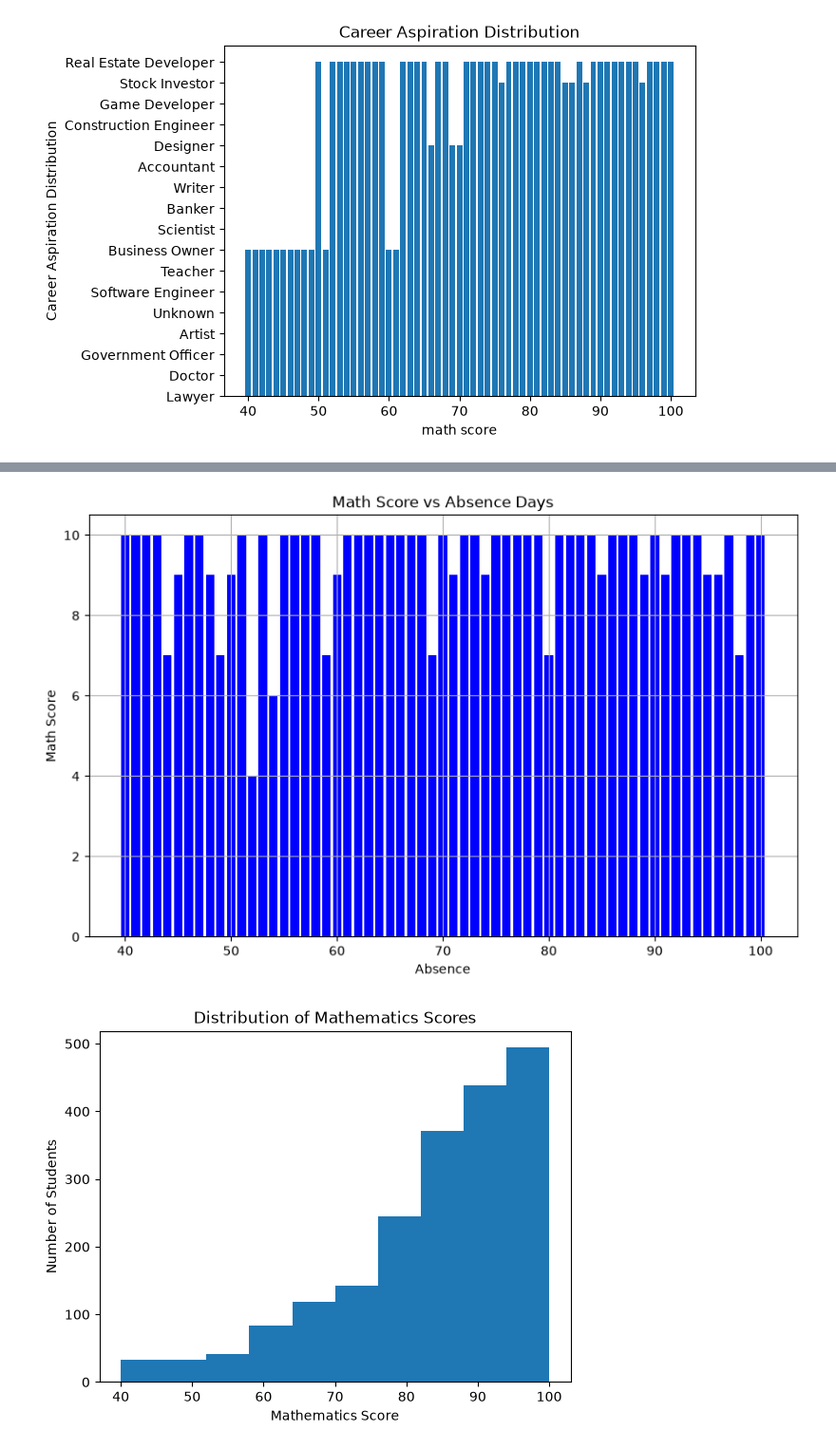
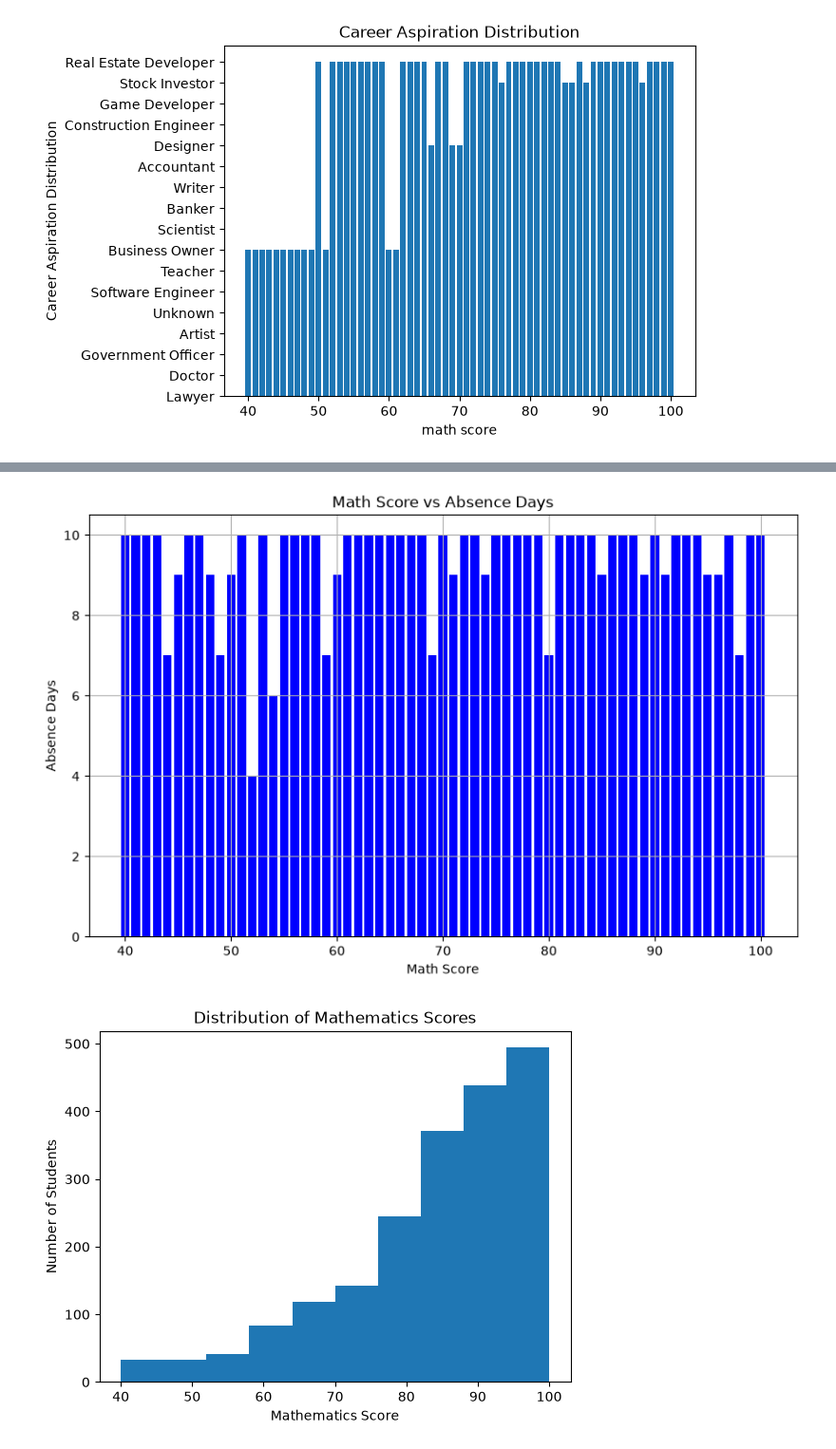
Before and after one commit to Brian-kirwa/myfirst_ml_projects, a Jupyter notebook: python.ipynb, the cells around one changed output, grey strips where cells are left out. Shown at 95% size. Saved outputs shown, nothing was run; the diff lists cells and outputs as text; code cells hidden in the pictures.

Commit message:
Modified graphs

```diff
--- a/python.ipynb
+++ b/python.ipynb
@@ -57,13 +79,13 @@ plt.show()
 # %%
 plt.figure(figsize=(10, 6))
 plt.bar(df["math_score"],df["absence_days"],color="blue")
-plt.xlabel("Absence")
-plt.ylabel("Math Score")
+plt.xlabel("Math Score")
+plt.ylabel("Absence Days")
 plt.grid(axis="both")
 plt.title("Math Score vs Absence Days")
 plt.show()
 # %% [output]
-[figure, old version]
+[figure, new version]
 # %%
 
 plt.hist(df["math_score"], bins=10)
```
Also changed, not shown: parts of 3 cells of this notebook.
